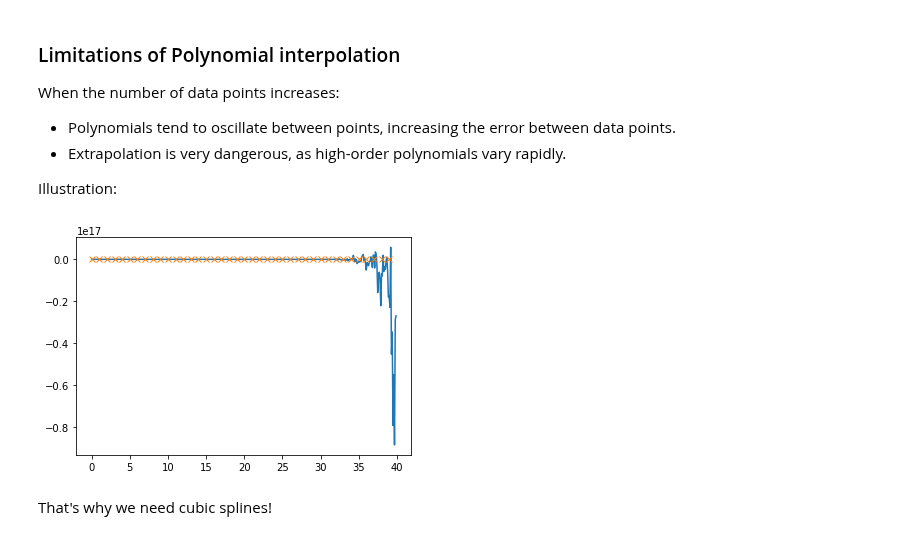
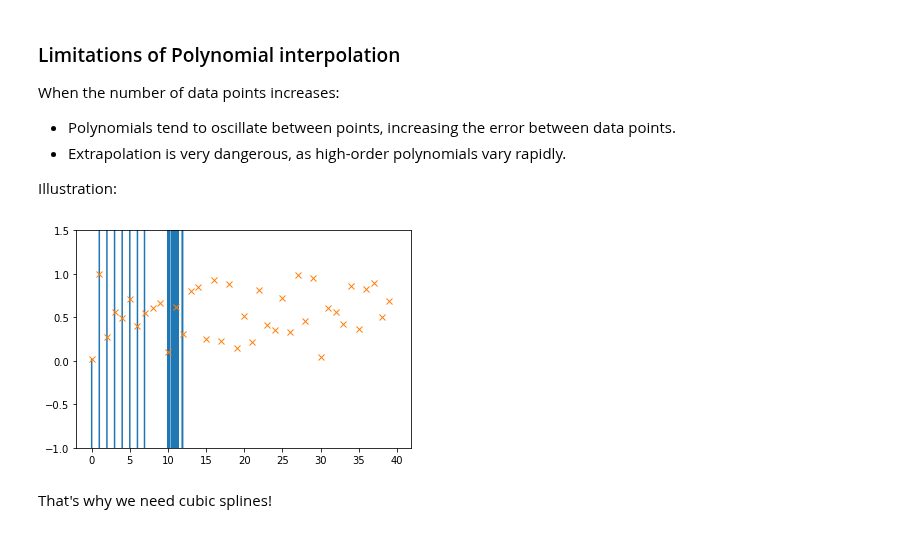
Before and after one commit to tgteacher/numerical-methods, a Jupyter notebook: notebooks/Chapter3.ipynb, the cells around one changed output. Drawn from its saved outputs; the diff is of its cells as text; code cells hidden in the pictures.

```diff
--- a/notebooks/Chapter3.ipynb
+++ b/notebooks/Chapter3.ipynb
@@ -366,16 +383,16 @@ Illustration:
 # %%
 import matplotlib.pyplot as plt
 from scipy.interpolate import lagrange
 
 n = 40
 x, y = get_random_points(n)
 poly = lagrange(x, y)
 xfine = arange(0, n, 0.1)
 plt.plot(xfine, poly(xfine), "-", x, y, "x")
-#plt.ylim((-1,1.5))
+plt.ylim((-1,1.5))
 plt.show()
 # %% [output]
-[figure, old version]
+[figure, new version]
 # %% [markdown]
 That's why we need cubic splines!
 # %% [markdown]
```
Also changed, not shown: parts of 16 cells of this notebook.
